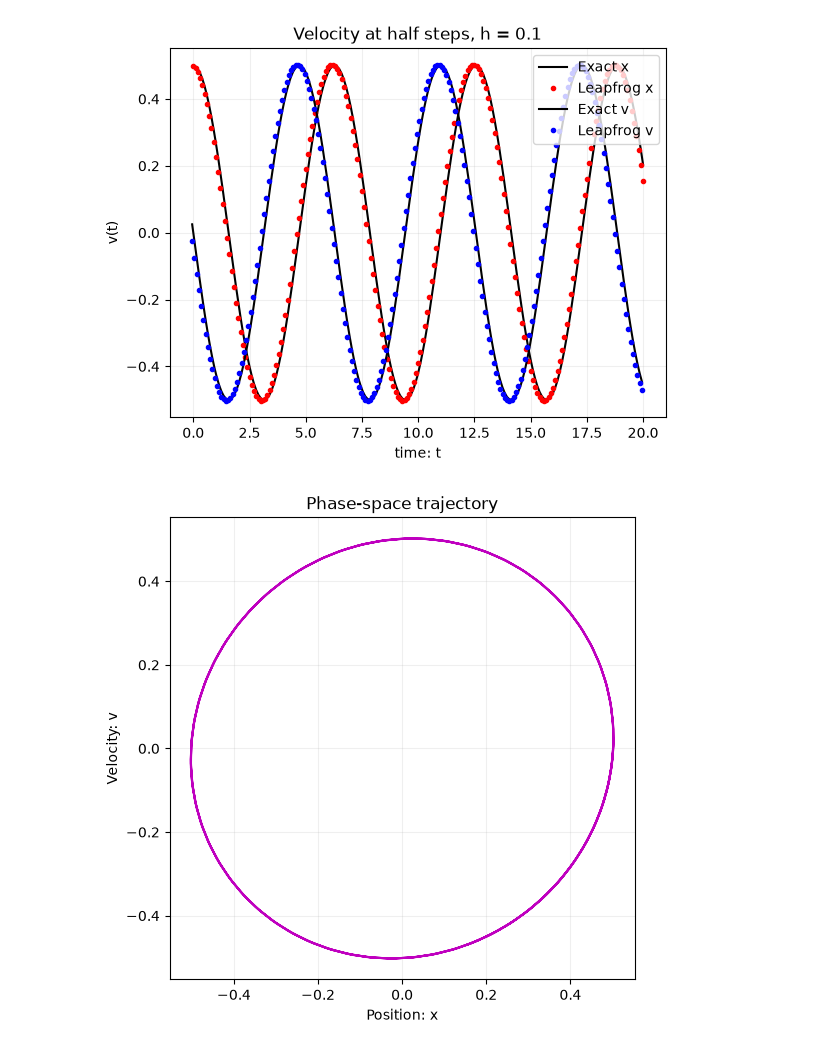
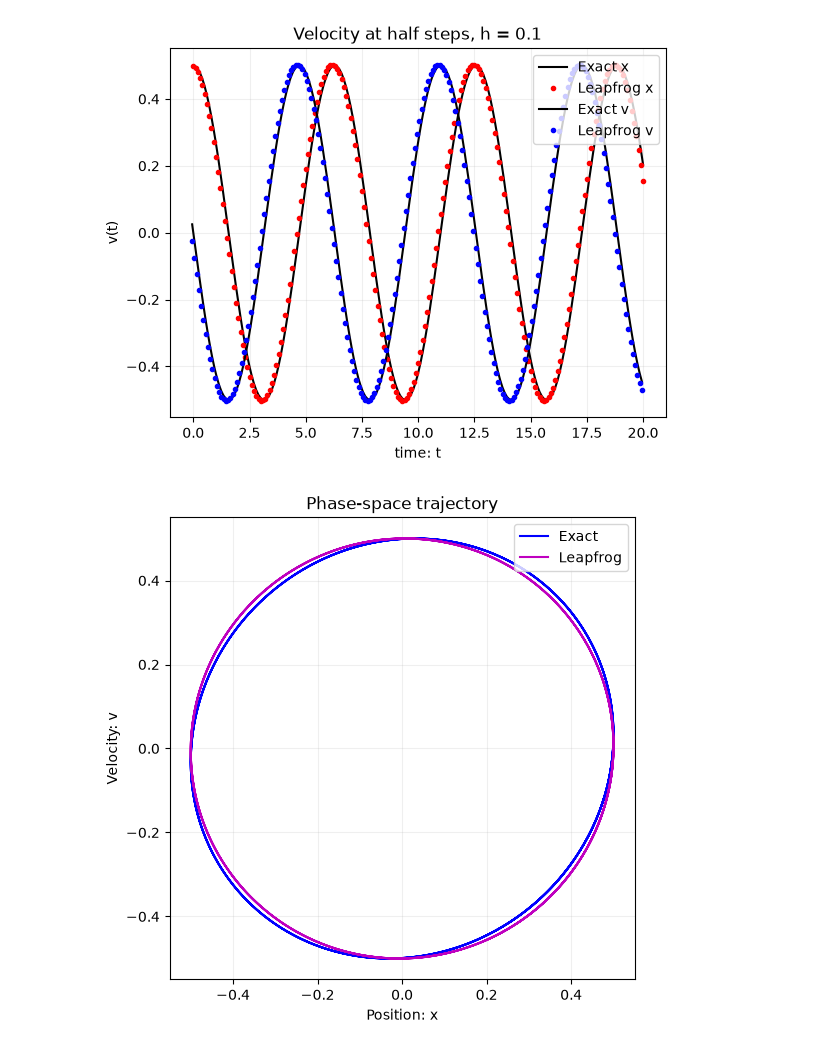
Before and after one commit to Aathi2165/AE801_2026, a Jupyter notebook: numode_ivp/B Kalyana Raama - Leapfrog ODE.ipynb, the cells around one changed output. Drawn from its saved outputs; the diff is of its cells as text; code cells hidden in the pictures.

```diff
--- a/numode_ivp/B Kalyana Raama - Leapfrog ODE.ipynb
+++ b/numode_ivp/B Kalyana Raama - Leapfrog ODE.ipynb
@@ -107,11 +107,13 @@ plt.show()
 [figure]
 # %%
 plt.figure(figsize=(6, 6))
-plt.plot(x, v, 'm')
+plt.plot(x, -0.5*np.sin(timestep - h/2), 'b', label='Exact')
+plt.plot(x, v, 'm', label='Leapfrog')
 plt.xlabel('Position: x')
 plt.ylabel('Velocity: v')
 plt.title('Phase-space trajectory')
 plt.grid(True, alpha=0.2)
+plt.legend(loc='upper right')
 plt.show()
 # %% [output]
-[figure, old version]
+[figure, new version]
```
Also changed, not shown: parts of 2 cells of this notebook.
